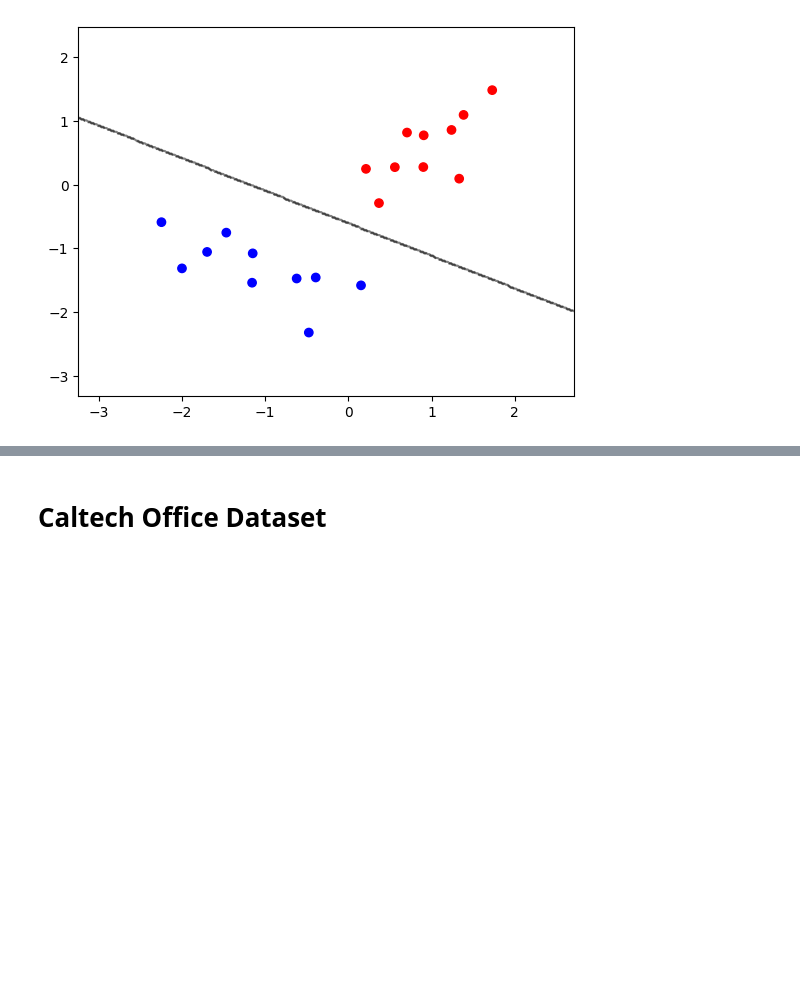
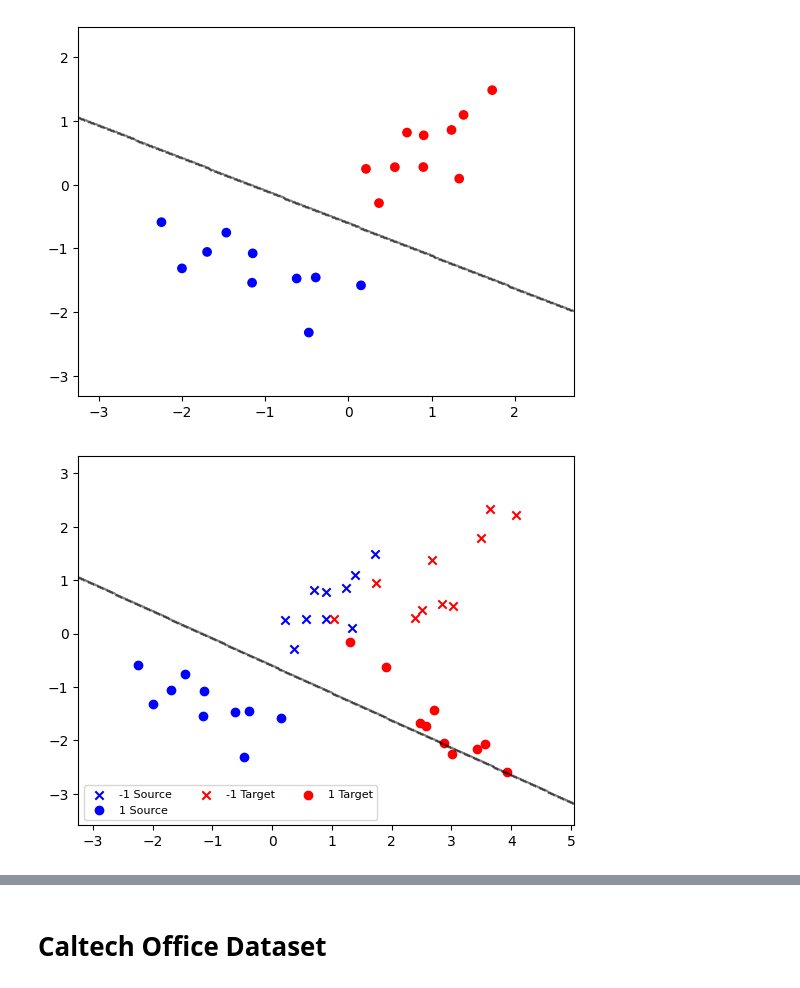
Before and after one commit to mdlbm/Optimal-Transport-Domain-Adaptation, a Jupyter notebook: OT_Domain_Adaptation.ipynb, the cells around one changed output, grey strips where cells are left out. Saved outputs shown, nothing was run; the diff lists cells and outputs as text; code cells hidden in the pictures; blank space fills up the shorter version.

```diff
--- a/OT_Domain_Adaptation.ipynb
+++ b/OT_Domain_Adaptation.ipynb
@@ -76,0 +96,22 @@ x1_,x2_,X_,y_ = Generate2DDataset(mean1, cov1, mean2, cov2, n1_, n2_)
+# %%
+# Plot the data and the decision boundary
+colors = ['b', 'r', 'g']
+p1 = plt.scatter(X[:,0][:n1], X[:,1][:n1], marker='x', color=colors[0])
+p2 = plt.scatter(X[:,0][n1:], X[:,1][n1:], marker='o', color=colors[0])
+p3 = plt.scatter(X_[:,0][:n1_], X_[:,1][:n1_], marker='x', color=colors[1])
+p4 = plt.scatter(X_[:,0][n1_:], X_[:,1][n1_:], marker='o', color=colors[1])
+x_min, x_max = min(X[:, 0].min(),X_[:, 0].min()) - 1, max(X[:, 0].max(), X_[:, 0].max()) + 1
+y_min, y_max = min(X[:, 1].min(),X_[:, 1].min()) - 1, max(X[:, 1].max(), X_[:, 1].max()) + 1
+xx, yy = jnp.meshgrid(jnp.arange(x_min, x_max, 0.02), jnp.arange(y_min, y_max, 0.02))
+Z = svm.predict(jnp.c_[xx.ravel(), yy.ravel()])
+Z = Z.reshape(xx.shape)
+plt.contour(xx, yy, Z, colors='k', levels=[-1, 0, 1], alpha=0.5, linestyles=['--', '-', '--'])
+plt.legend((p1, p2, p3, p4),
+           ('-1 Source', '1 Source', '-1 Target', '1 Target'),
+           scatterpoints=1,
+           loc='lower left',
+           ncol=3,
+           fontsize=8)
+plt.show()
+# %% [output]
+[figure, added]
```
Also changed, not shown: parts of 31 cells of this notebook.
